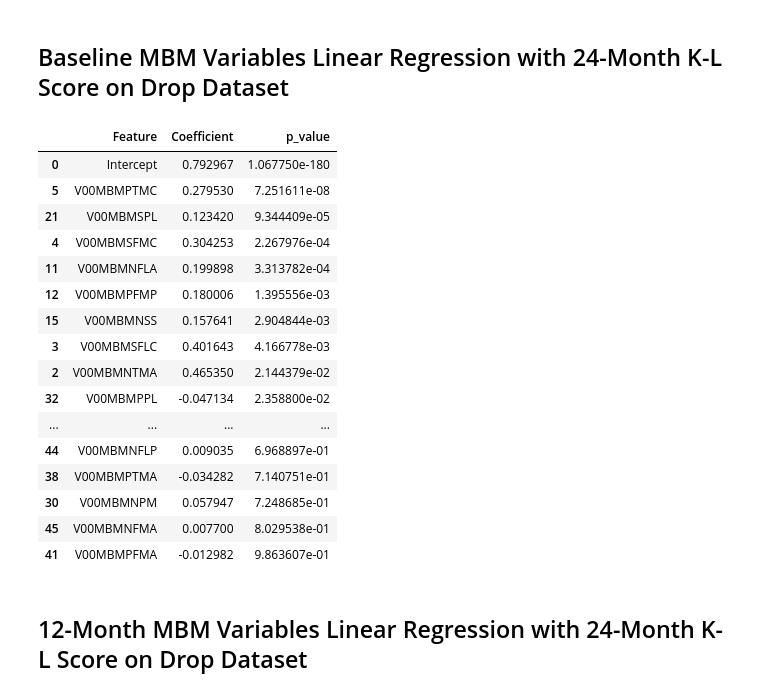
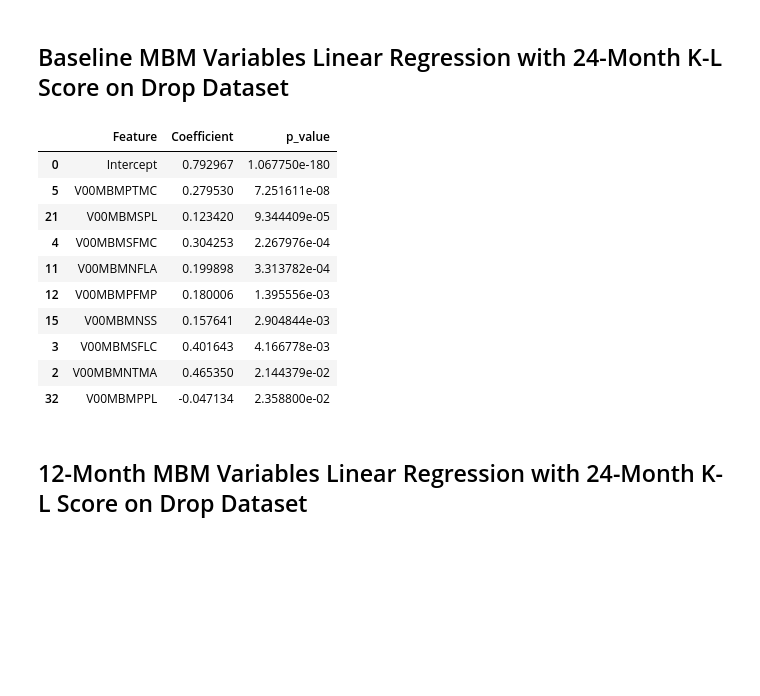
Before and after one commit to Mitch-Jones0507/MSc_OAI_Project, a Jupyter notebook: notebook/kl_oriented/kl_mbm_relationships.ipynb, the cells around one changed output. Drawn from its saved outputs; the diff is of its cells as text; code cells hidden in the pictures; blank space fills up the shorter version.

```diff
--- a/notebook/kl_oriented/kl_mbm_relationships.ipynb
+++ b/notebook/kl_oriented/kl_mbm_relationships.ipynb
@@ -36,25 +30,19 @@ Warning: column count mismatch (101 + 255 != 779)
 # %%
 from scripts.mbm.kl_oriented.kl_mbm_relationships import v00_v03_kl_drop_coef_df
 
-display(v00_v03_kl_drop_coef_df.sort_values(by='p_value', ascending=True))
+display(v00_v03_kl_drop_coef_df.sort_values(by='p_value', ascending=True).head(10))
 # %% [output]
 |  | Feature | Coefficient | p_value |
 | 0 | Intercept | 0.792967 | 1.067750e-180 |
 | 5 | V00MBMPTMC | 0.279530 | 7.251611e-08 |
 | 21 | V00MBMSPL | 0.123420 | 9.344409e-05 |
 | 4 | V00MBMSFMC | 0.304253 | 2.267976e-04 |
 | 11 | V00MBMNFLA | 0.199898 | 3.313782e-04 |
 | 12 | V00MBMPFMP | 0.180006 | 1.395556e-03 |
 | 15 | V00MBMNSS | 0.157641 | 2.904844e-03 |
 | 3 | V00MBMSFLC | 0.401643 | 4.166778e-03 |
 | 2 | V00MBMNTMA | 0.465350 | 2.144379e-02 |
 | 32 | V00MBMPPL | -0.047134 | 2.358800e-02 |
-| ... | ... | ... | ... |
-| 44 | V00MBMNFLP | 0.009035 | 6.968897e-01 |
-| 38 | V00MBMPTMA | -0.034282 | 7.140751e-01 |
-| 30 | V00MBMNPM | 0.057947 | 7.248685e-01 |
-| 45 | V00MBMNFMA | 0.007700 | 8.029538e-01 |
-| 41 | V00MBMPFMA | -0.012982 | 9.863607e-01 |
 # %% [markdown]
 ## 12-Month MBM Variables Linear Regression with 24-Month K-L Score on Drop Dataset
 # %%
```
Also changed, not shown: parts of 19 cells of this notebook, 21 other files.
